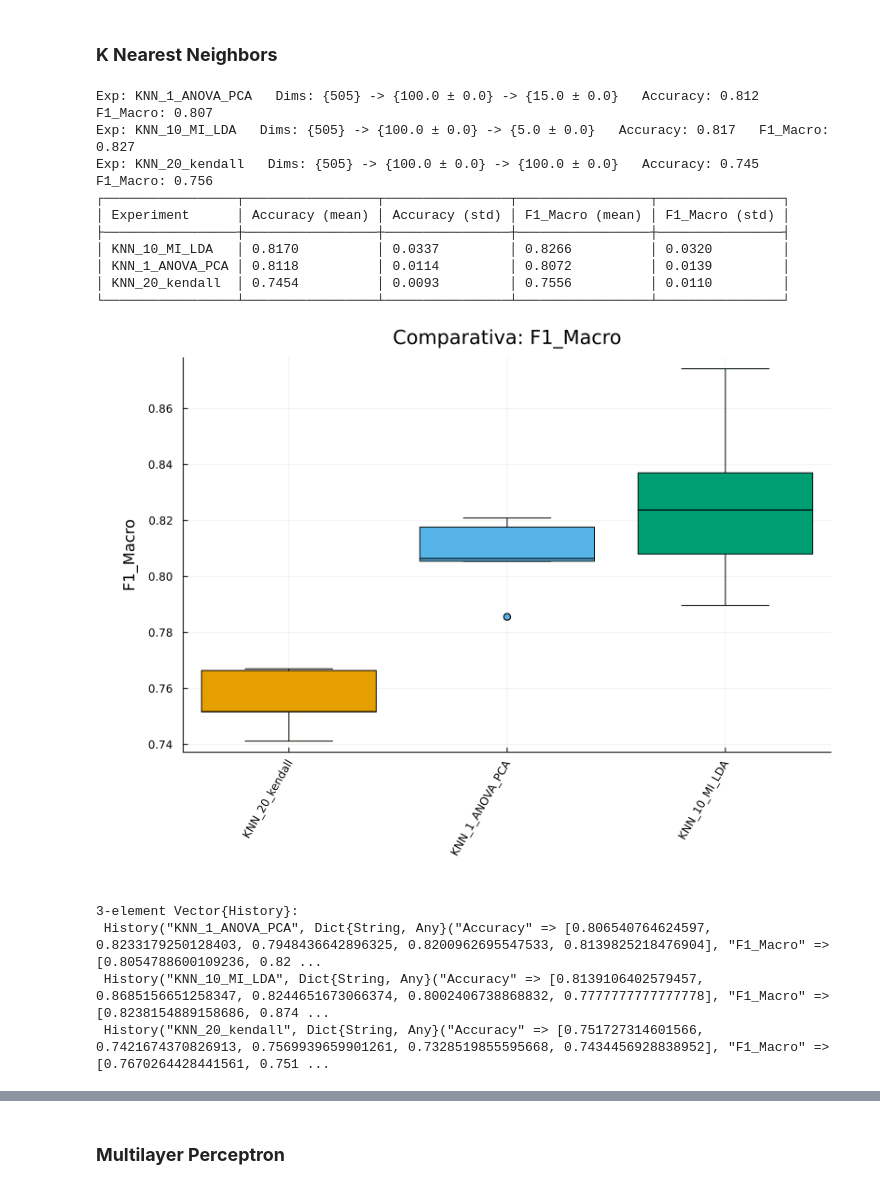
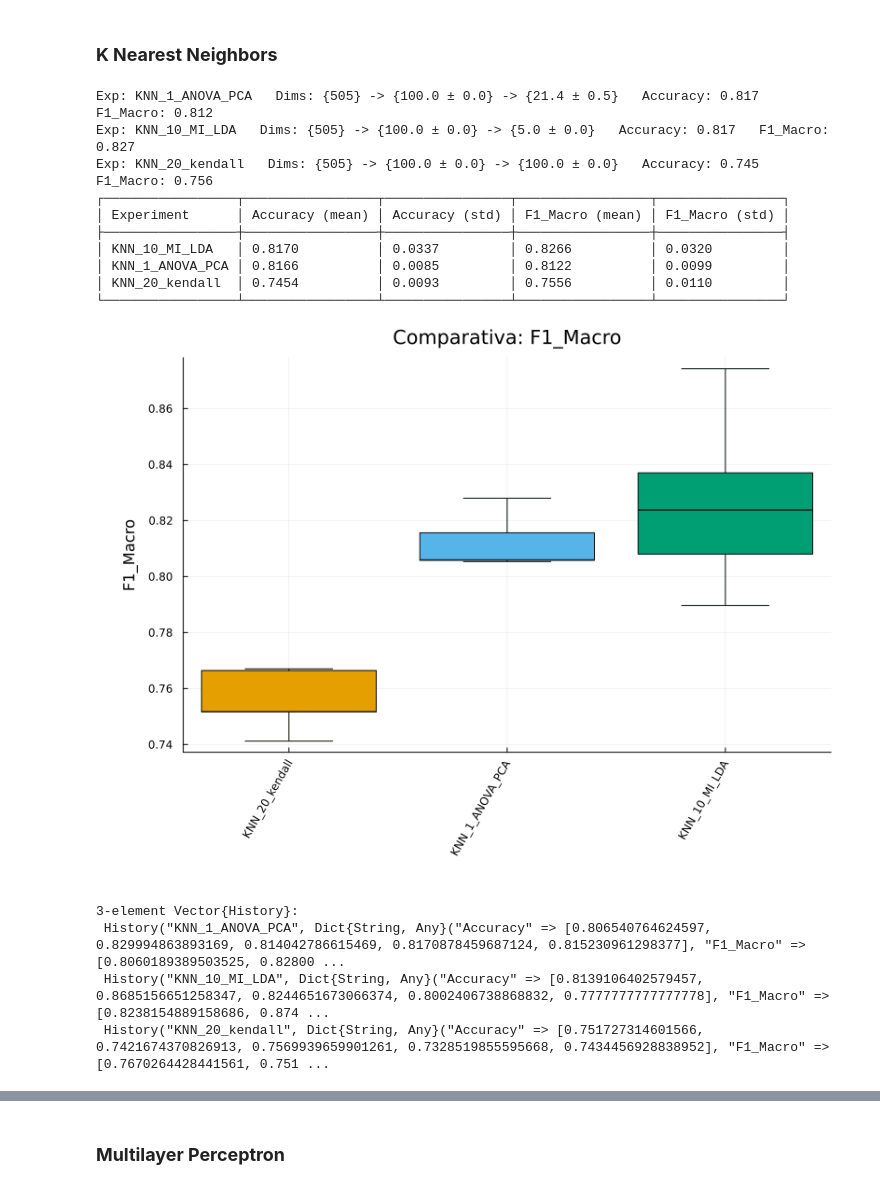
Before and after one commit to albagonzalezpena/MAAAI, a Jupyter notebook: p2/notebooks/experiment.ipynb, the cells around one changed output, grey strips where cells are left out. Cells and saved outputs as stored; diff of their text form; code cells hidden in the pictures.

```diff
--- a/p2/notebooks/experiment.ipynb
+++ b/p2/notebooks/experiment.ipynb
@@ -552,26 +558,26 @@ run_scenarios_cv (generic function with 1 method)
 ### **K Nearest Neighbors**
 # %%
 SCENARIOS_KNN = [
-    ("KNN_1_ANOVA_PCA", ANOVASelector(k = 100), get_pca_model(outdim=15), get_knn_model(1)),
+    ("KNN_1_ANOVA_PCA", ANOVASelector(k = 100), get_pca_model(pratio=0.95), get_knn_model(1)),
     ("KNN_10_MI_LDA", MutualInfoSelector(k = 100), get_lda_model(outdim=5), get_knn_model(10)),
     ("KNN_20_kendall", KendallSelector(k=100), nothing, get_knn_model(20)),
 ]
 
 resuls_knn = run_scenarios_cv(SCENARIOS_KNN)
 # %% [output]
-Exp: KNN_1_ANOVA_PCA   Dims: {505} -> {100.0 ± 0.0} -> {15.0 ± 0.0}   Accuracy: 0.812   F1_Macro: 0.807
+Exp: KNN_1_ANOVA_PCA   Dims: {505} -> {100.0 ± 0.0} -> {21.4 ± 0.5}   Accuracy: 0.817   F1_Macro: 0.812
 Exp: KNN_10_MI_LDA   Dims: {505} -> {100.0 ± 0.0} -> {5.0 ± 0.0}   Accuracy: 0.817   F1_Macro: 0.827
 Exp: KNN_20_kendall   Dims: {505} -> {100.0 ± 0.0} -> {100.0 ± 0.0}   Accuracy: 0.745   F1_Macro: 0.756
 ┌─────────────────┬─────────────────┬────────────────┬─────────────────┬────────────────┐
 │ Experiment      │ Accuracy (mean) │ Accuracy (std) │ F1_Macro (mean) │ F1_Macro (std) │
 ├─────────────────┼─────────────────┼────────────────┼─────────────────┼────────────────┤
 │ KNN_10_MI_LDA   │ 0.8170          │ 0.0337         │ 0.8266          │ 0.0320         │
-│ KNN_1_ANOVA_PCA │ 0.8118          │ 0.0114         │ 0.8072          │ 0.0139         │
+│ KNN_1_ANOVA_PCA │ 0.8166          │ 0.0085         │ 0.8122          │ 0.0099         │
 │ KNN_20_kendall  │ 0.7454          │ 0.0093         │ 0.7556          │ 0.0110         │
 └─────────────────┴─────────────────┴────────────────┴─────────────────┴────────────────┘
-[figure, old version]
+[figure, new version]
 3-element Vector{History}:
- History("KNN_1_ANOVA_PCA", Dict{String, Any}("Accuracy" => [0.806540764624597, 0.8233179250128403, 0.7948436642896325, 0.8200962695547533, 0.8139825218476904], "F1_Macro" => [0.8054788600109236, 0.82 ...
+ History("KNN_1_ANOVA_PCA", Dict{String, Any}("Accuracy" => [0.806540764624597, 0.829994863893169, 0.814042786615469, 0.8170878459687124, 0.815230961298377], "F1_Macro" => [0.8060189389503525, 0.82800 ...
  History("KNN_10_MI_LDA", Dict{String, Any}("Accuracy" => [0.8139106402579457, 0.8685156651258347, 0.8244651673066374, 0.8002406738868832, 0.7777777777777778], "F1_Macro" => [0.8238154889158686, 0.874 ...
  History("KNN_20_kendall", Dict{String, Any}("Accuracy" => [0.751727314601566, 0.7421674370826913, 0.7569939659901261, 0.7328519855595668, 0.7434456928838952], "F1_Macro" => [0.7670264428441561, 0.751 ...
 # %%
```
Also changed, not shown: parts of 22 cells of this notebook, 11 other files.
